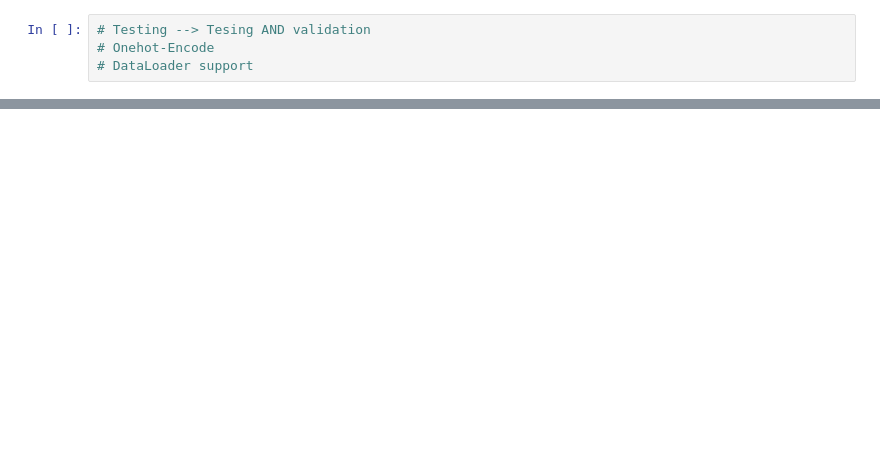
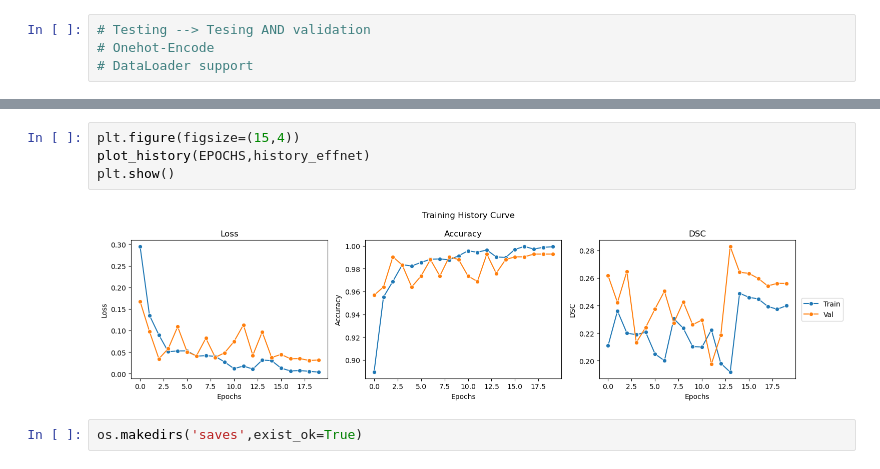
Before and after one commit to milkywayweaver/cam-explorations, a Jupyter notebook: playground.ipynb, the cells around one changed output, grey strips where cells are left out. Saved outputs shown, nothing was run; the diff lists cells and outputs as text; blank space fills up the shorter version.

```diff
--- a/playground.ipynb
+++ b/playground.ipynb
@@ -336 +519,9 @@ def train_loop(model,epochs,criterion,optimizer,device,train_dataloader,val_data
+# %%
+plt.figure(figsize=(15,4))
+plot_history(EPOCHS,history_effnet)
+plt.show()
+# %% [output]
+[figure, added]
+# %%
+os.makedirs('saves',exist_ok=True)
 # %%
```
Also changed, not shown: parts of 18 cells of this notebook, 9 other files.
